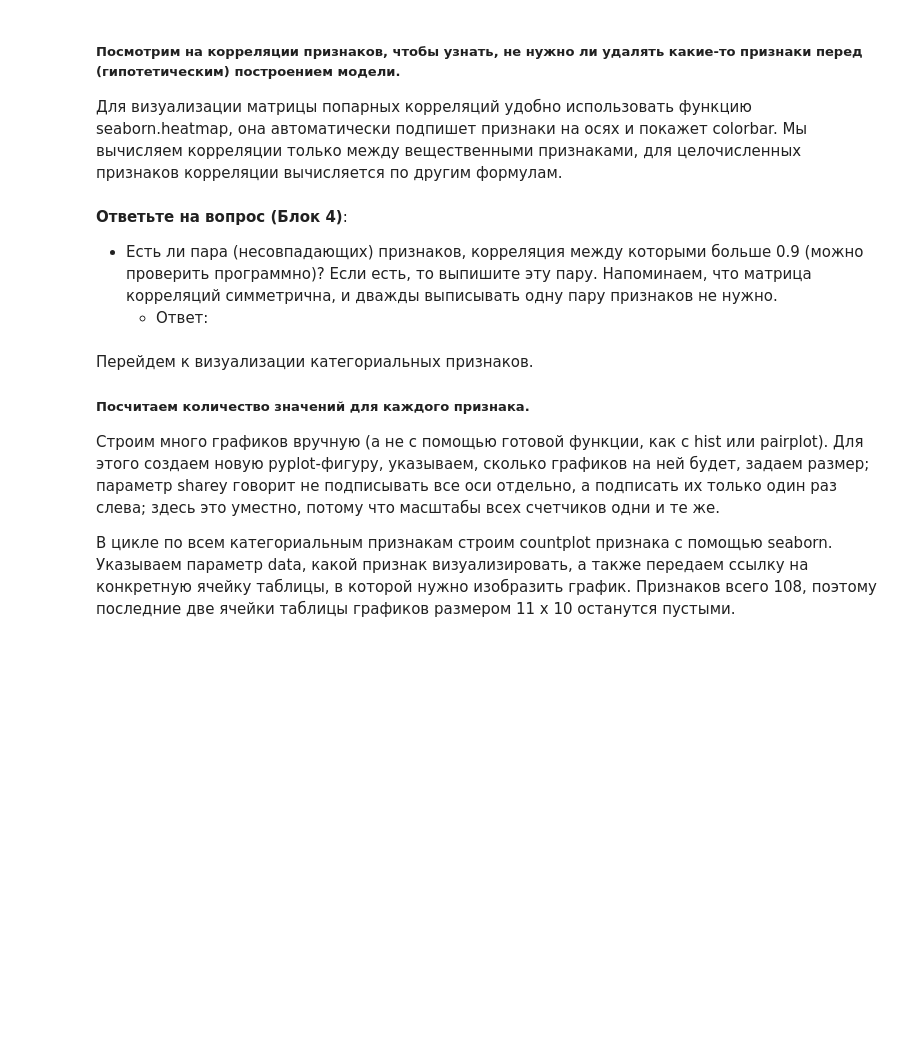
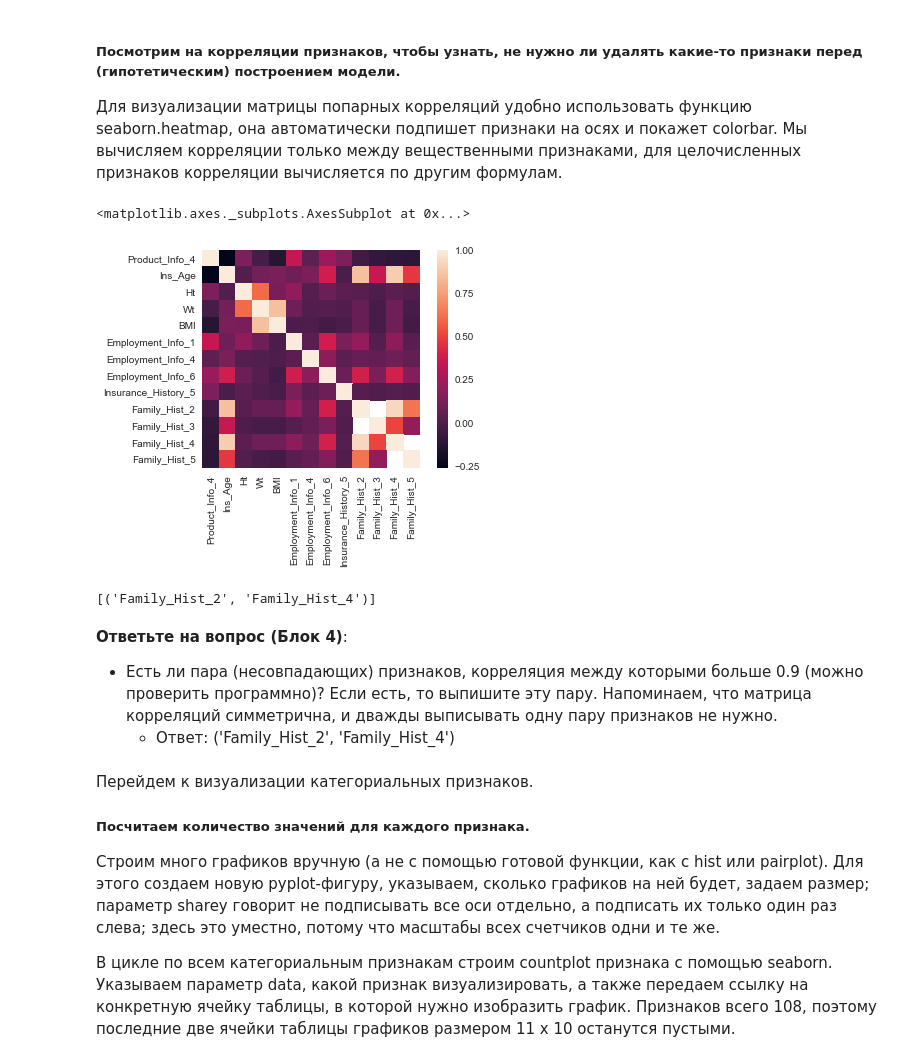
Before and after one commit to pkuderov/mlda-course, a Jupyter notebook: 03_unsupervised_learning/05_w3a_pr_visualisation.ipynb, the cells around one changed output. Cells and saved outputs as stored; diff of their text form; code cells hidden in the pictures; blank space fills up the shorter version.

```diff
--- a/03_unsupervised_learning/05_w3a_pr_visualisation.ipynb
+++ b/03_unsupervised_learning/05_w3a_pr_visualisation.ipynb
@@ -132,11 +196,26 @@ __Ответьте на вопросы (Блок 3):__
 
 Для визуализации матрицы попарных корреляций удобно использовать функцию seaborn.heatmap, она автоматически подпишет признаки на осях и покажет colorbar. Мы вычисляем корреляции только между вещественными признаками, для целочисленных признаков корреляции вычисляется по другим формулам.
 # %%
-seaborn.heatmap(data[real_features].corr(), square=True)
+sns.heatmap(data[real_features].corr(), square=True)
+# %% [output]
+<matplotlib.axes._subplots.AxesSubplot at 0x...>
+[figure, added]
+# %%
+corrs = data[real_features].corr().values
+corrs[np.isnan(corrs)] = 0
+pairs = np.argwhere(corrs > 0.9)
+col_pairs = [
+    (data[real_features].columns[p[0]], data[real_features].columns[p[1]])
+    for p in pairs
+    if p[0] < p[1]
+]
+col_pairs
+# %% [output]
+[('Family_Hist_2', 'Family_Hist_4')]
 # %% [markdown]
 __Ответьте на вопрос (Блок 4)__:
 * Есть ли пара (несовпадающих) признаков, корреляция между которыми больше 0.9 (можно проверить программно)? Если есть, то выпишите эту пару. Напоминаем, что матрица корреляций симметрична, и дважды выписывать одну пару признаков не нужно.
-    * Ответ:
+    * Ответ: ('Family_Hist_2', 'Family_Hist_4')
 # %% [markdown]
 Перейдем к визуализации категориальных признаков.
 
```
Also changed, not shown: parts of 36 cells of this notebook.
